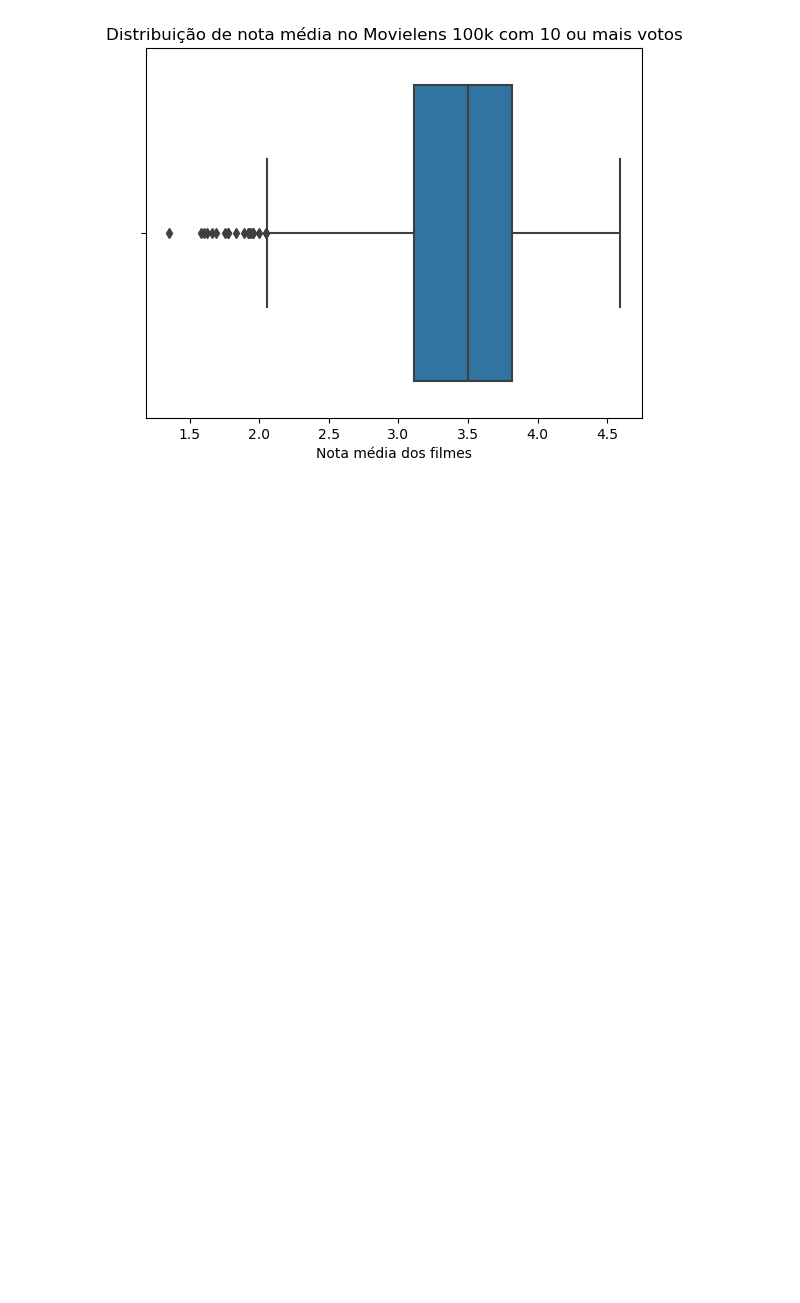
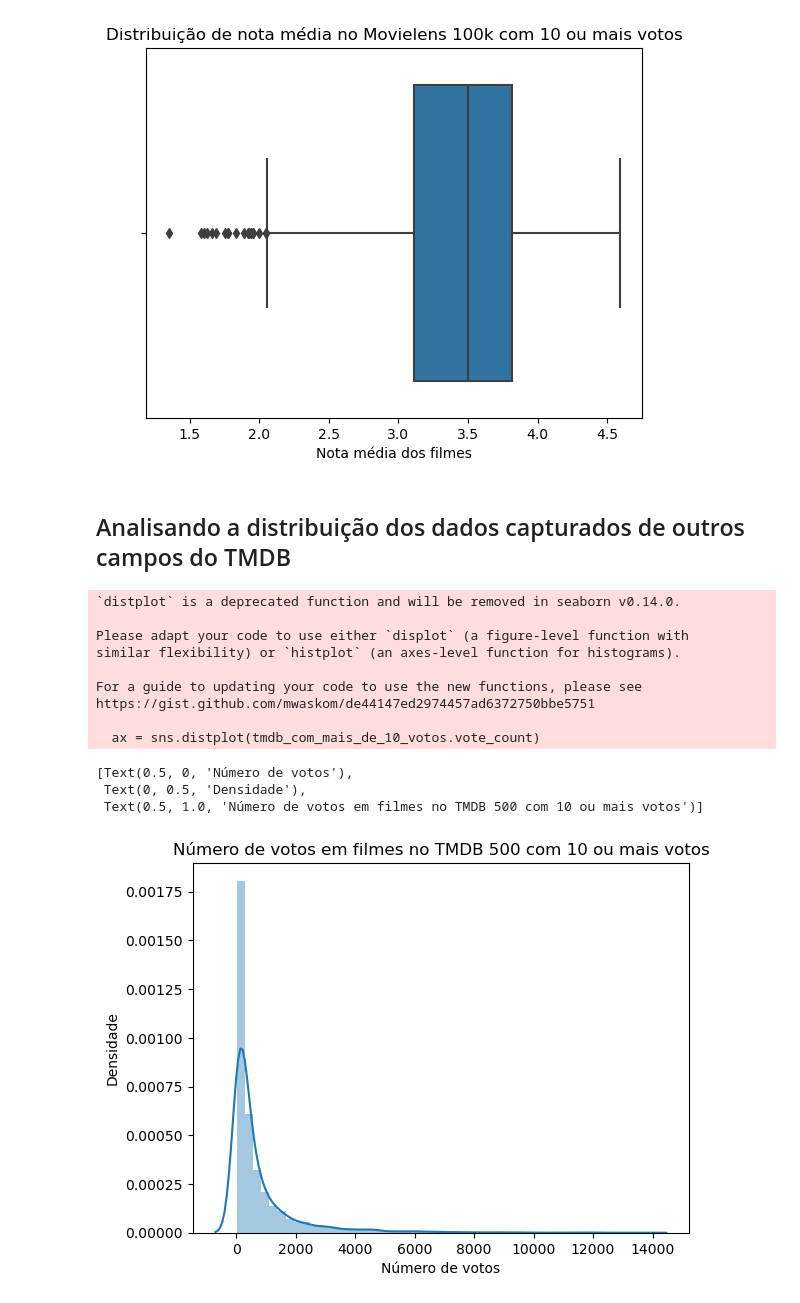
Before and after one commit to naimeaiub/Analise-Estatistica-IBGE, a Jupyter notebook: 4. Data Science - testes estatisticos com python/Data_Science_-_Introducao_a_testes.ipynb, the cells around one changed output. Saved outputs shown, nothing was run; the diff lists cells and outputs as text; code cells hidden in the pictures; blank space fills up the shorter version.

```diff
--- a/4. Data Science - testes estatisticos com python/Data_Science_-_Introducao_a_testes.ipynb
+++ b/4. Data Science - testes estatisticos com python/Data_Science_-_Introducao_a_testes.ipynb
@@ -224,3 +243,24 @@ ax.set_title('Distribuição de nota média no Movielens 100k com 10 ou mais vo
 # %% [output]
 Text(0.5, 1.0, 'Distribuição de nota média no Movielens 100k com 10 ou mais votos')
 [figure]
+# %% [markdown]
+## Analisando a distribuição dos dados capturados de outros campos do TMDB
+# %%
+ax = sns.distplot(tmdb_com_mais_de_10_votos.vote_count)
+ax.set(xlabel='Número de votos',
+       ylabel='Densidade',
+       title='Número de votos em filmes no TMDB 500 com 10 ou mais votos')
+# %% [output]
+`distplot` is a deprecated function and will be removed in seaborn v0.14.0.
+
+Please adapt your code to use either `displot` (a figure-level function with
+similar flexibility) or `histplot` (an axes-level function for histograms).
+
+For a guide to updating your code to use the new functions, please see
+https://gist.github.com/mwaskom/de44147ed2974457ad6372750bbe5751
+
+  ax = sns.distplot(tmdb_com_mais_de_10_votos.vote_count)
+[Text(0.5, 0, 'Número de votos'),
+ Text(0, 0.5, 'Densidade'),
+ Text(0.5, 1.0, 'Número de votos em filmes no TMDB 500 com 10 ou mais votos')]
+[figure, added]
```
Also changed, not shown: parts of 6 cells of this notebook.
